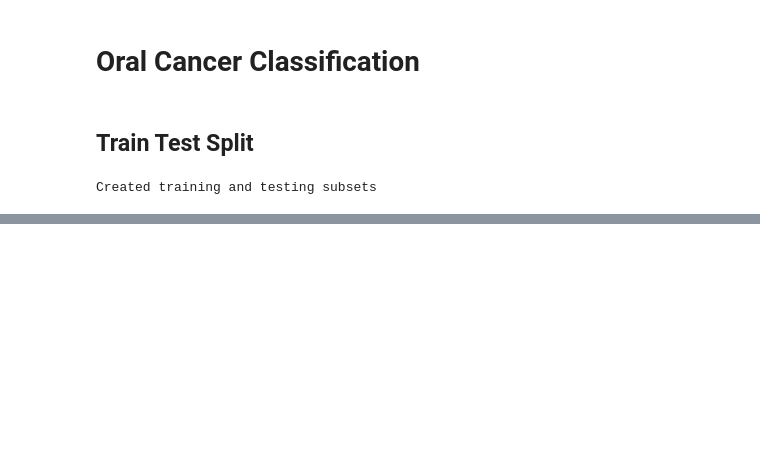
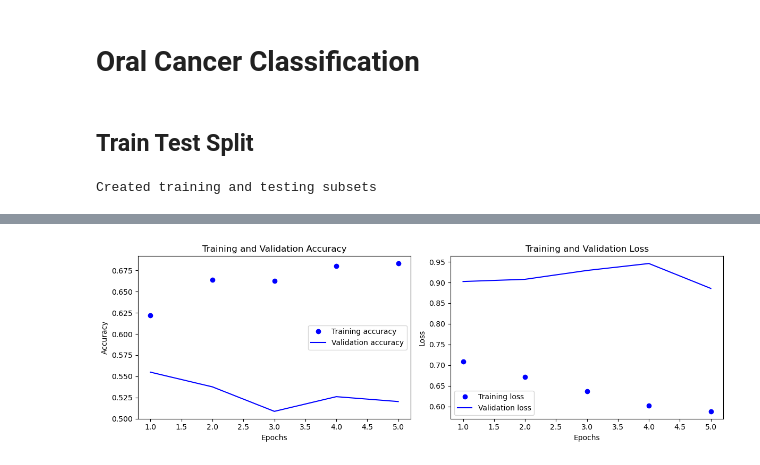
Before and after one commit to Shaz-5/oral-cancer-classification, a Jupyter notebook: Oral Cancer Classfication.ipynb, the cells around one changed output, grey strips where cells are left out. Saved outputs shown, nothing was run; the diff lists cells and outputs as text; code cells hidden in the pictures; blank space fills up the shorter version.

```diff
--- a/Oral Cancer Classfication.ipynb
+++ b/Oral Cancer Classfication.ipynb
@@ -48,0 +169,2 @@ Created training and testing subsets
+# %%
+history2 = model.fit( train_dataset, epochs=5, validation_data=test_dataset, callbacks=callbacks)
@@ -48,0 +216,4 @@ Created training and testing subsets
+# %%
+plot_training_history(history2)
+# %% [output]
+[figure, added]
```
Also changed, not shown: parts of 28 cells of this notebook.
